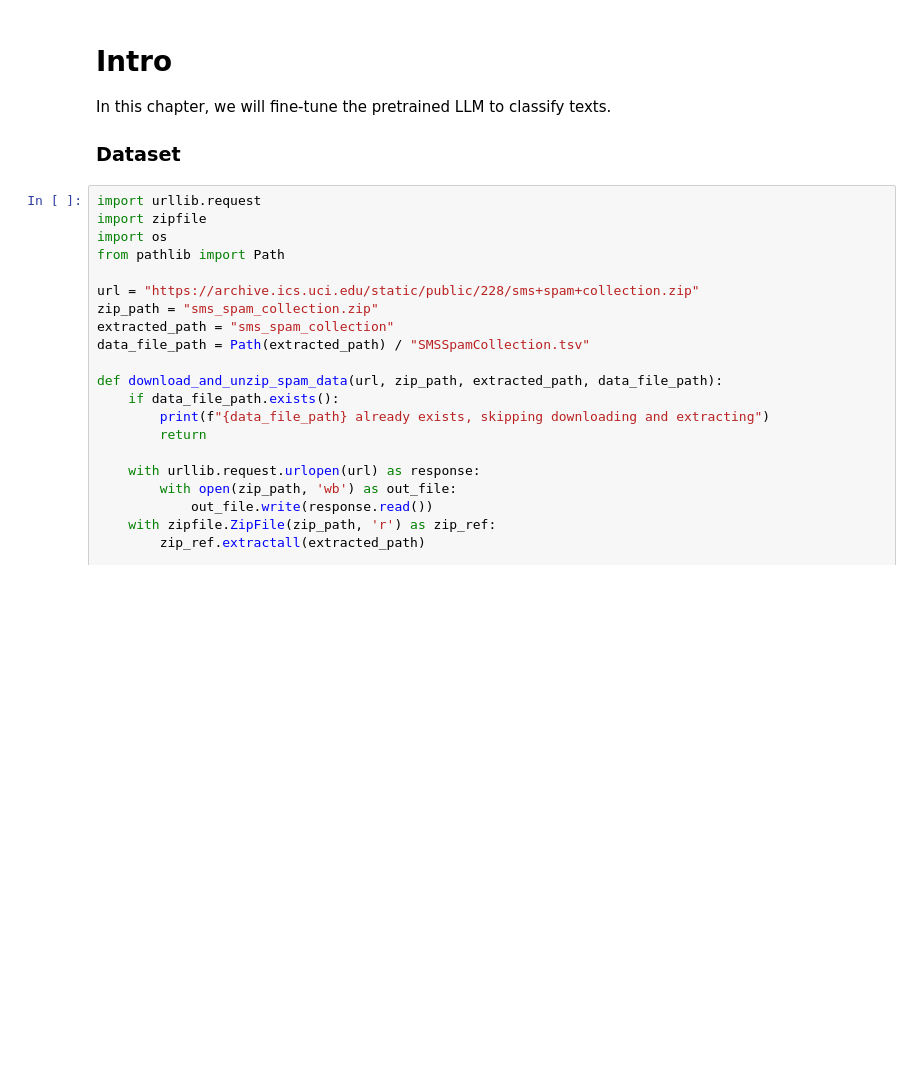
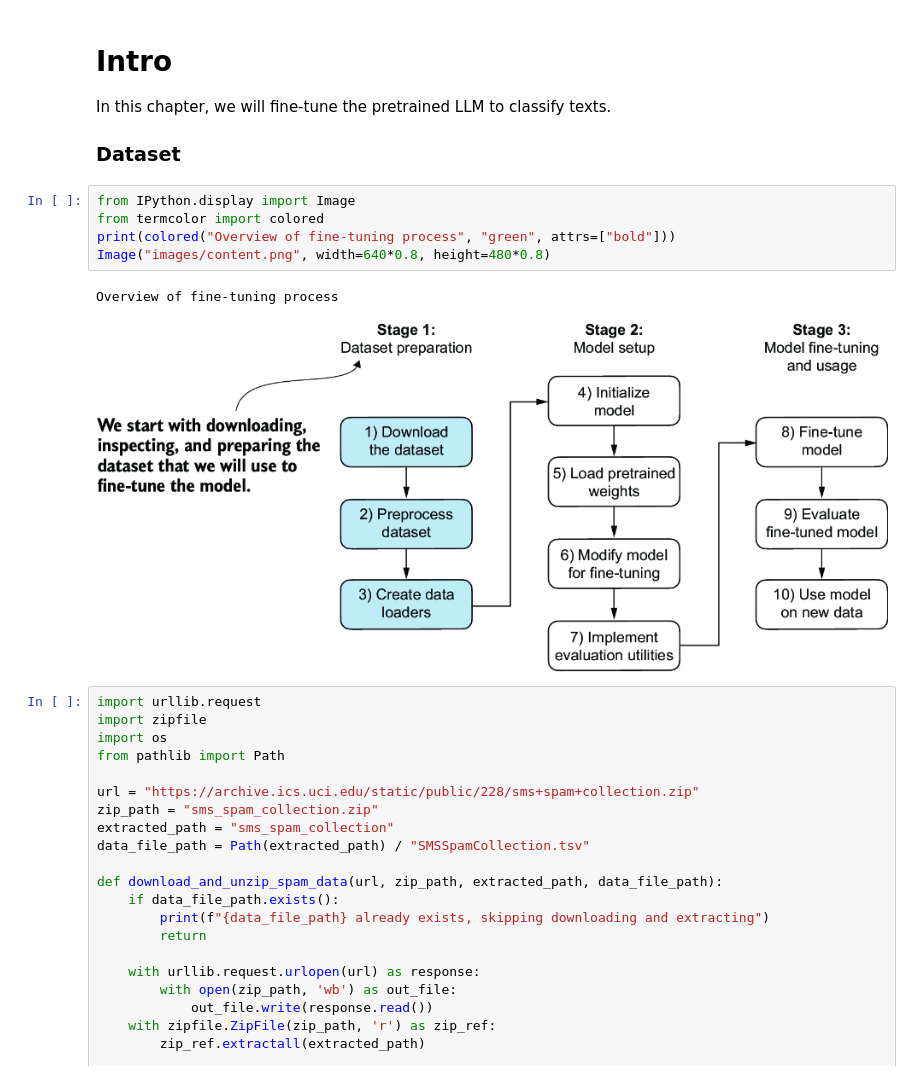
Before and after one commit to hulkiciray/llm_from_scratch, a Jupyter notebook: ch6/ch6_01.ipynb, the cells around one changed output. Drawn from its saved outputs; the diff is of its cells as text; blank space fills up the shorter version.

```diff
--- a/ch6/ch6_01.ipynb
+++ b/ch6/ch6_01.ipynb
@@ -2,6 +2,14 @@
 # Intro
 In this chapter, we will fine-tune the pretrained LLM to classify texts.
 ### Dataset
+# %%
+from IPython.display import Image
+from termcolor import colored
+print(colored("Overview of fine-tuning process", "green", attrs=["bold"]))
+Image("images/content.png", width=640*0.8, height=480*0.8)
+# %% [output]
+Overview of fine-tuning process
+[figure, added]
 # %%
 import urllib.request
 import zipfile
```
Also changed, not shown: parts of 71 cells of this notebook, 16 other files.
